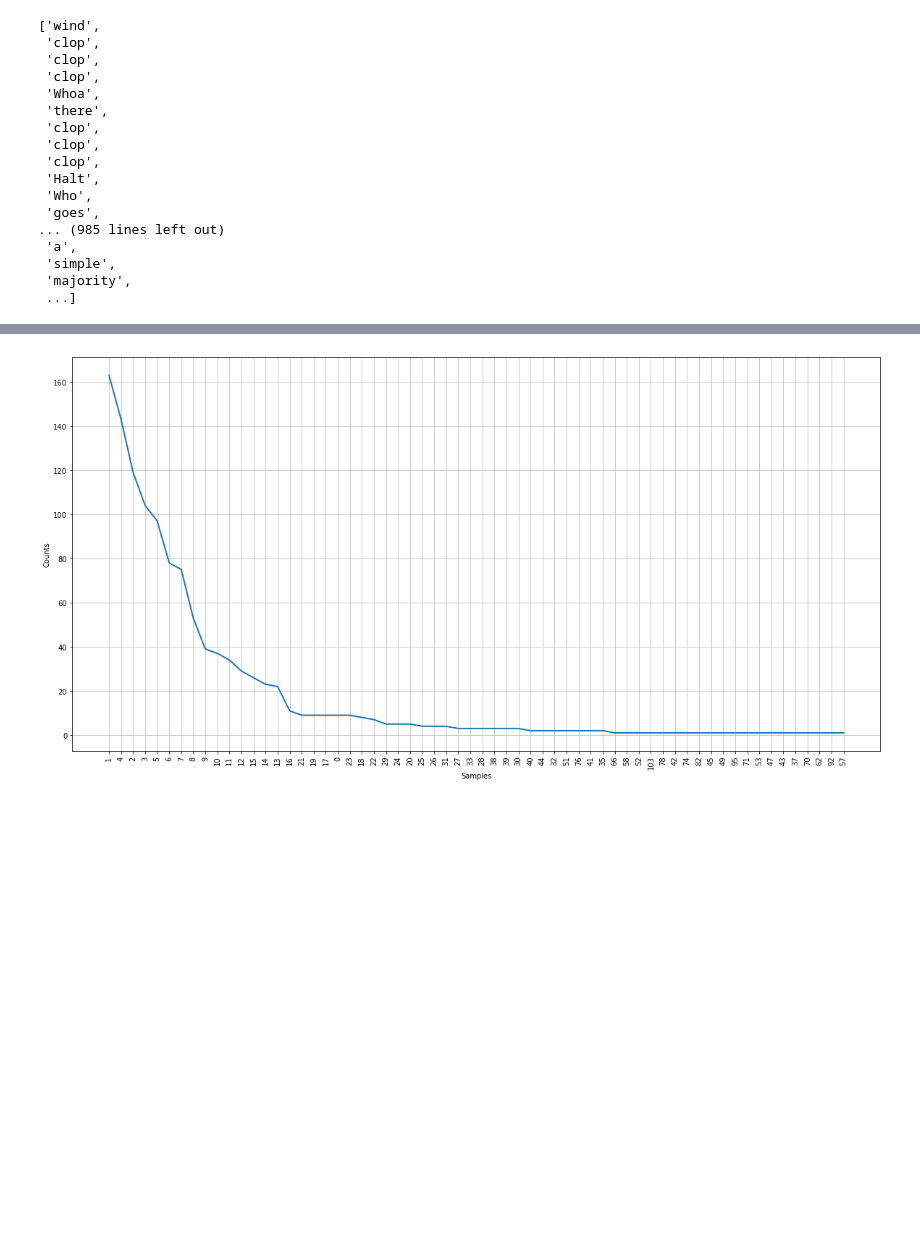
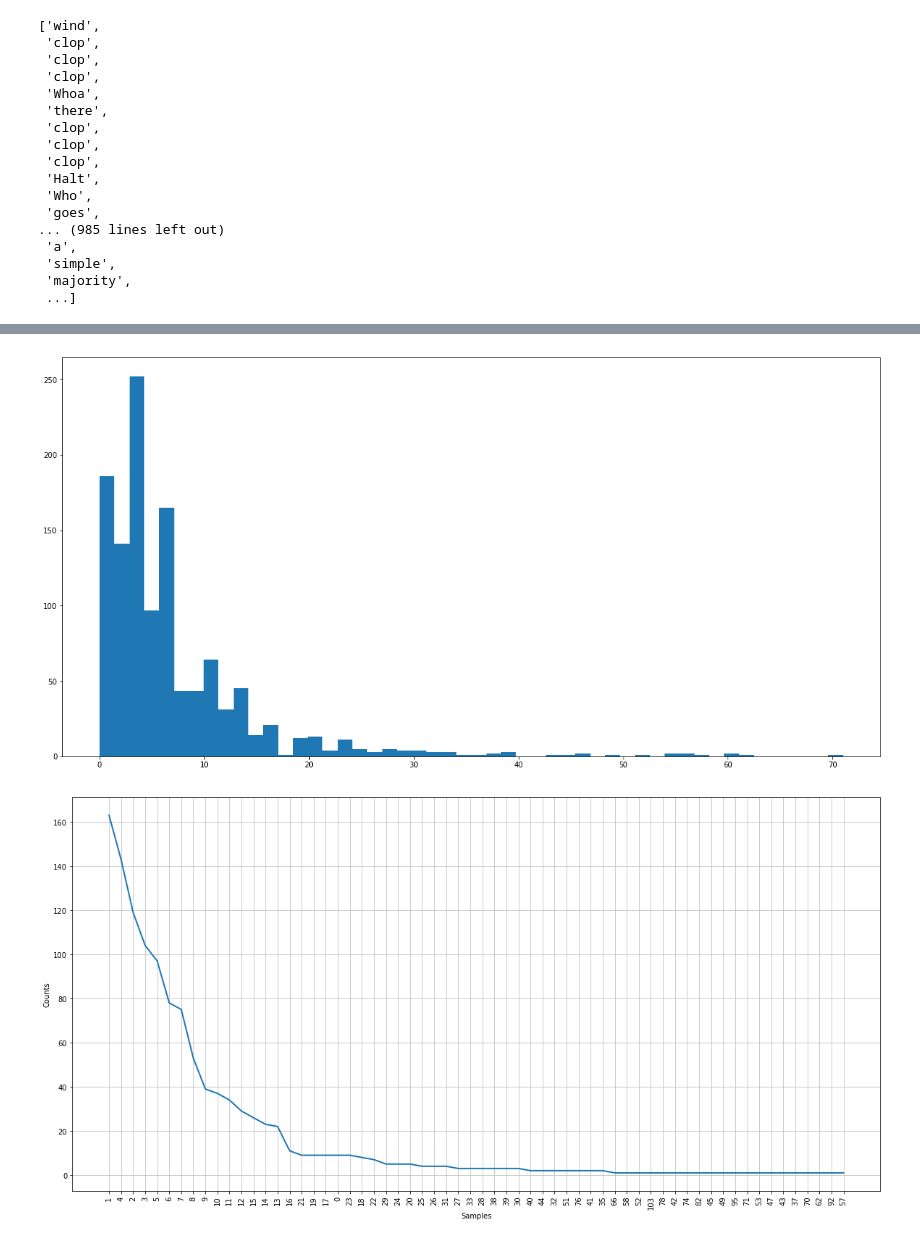
Before and after one commit to lukasz-f/data-camp, a Jupyter notebook: nlp/nltk.ipynb, the cells around one changed output, grey strips where cells are left out. Drawn from its saved outputs; the diff is of its cells as text; code cells hidden in the pictures; blank space fills up the shorter version.

```diff
--- a/nlp/nltk.ipynb
+++ b/nlp/nltk.ipynb
@@ -193,3 +193,7 @@ line_num_words
  39,
  3,
  ...]
+# %%
+# Make a frequency list of unique word lengths
+line_num_unique_words = [len(set(t_line)) for t_line in tokenized_lines]
+line_num_unique_words
@@ -224,3 +246,10 @@ plt.show()
+# %%
+# Plot a histogram of the line unique word lengths
+plt.figure(figsize=(20,10))
+plt.hist(line_num_unique_words, bins=50)
+plt.show()
+# %% [output]
+[figure, added]
 # %%
 # Plot a line lengths distribution
 freq_dist = FreqDist(line_num_words)
```
Also changed, not shown: parts of 2 cells of this notebook, 2 other files.
